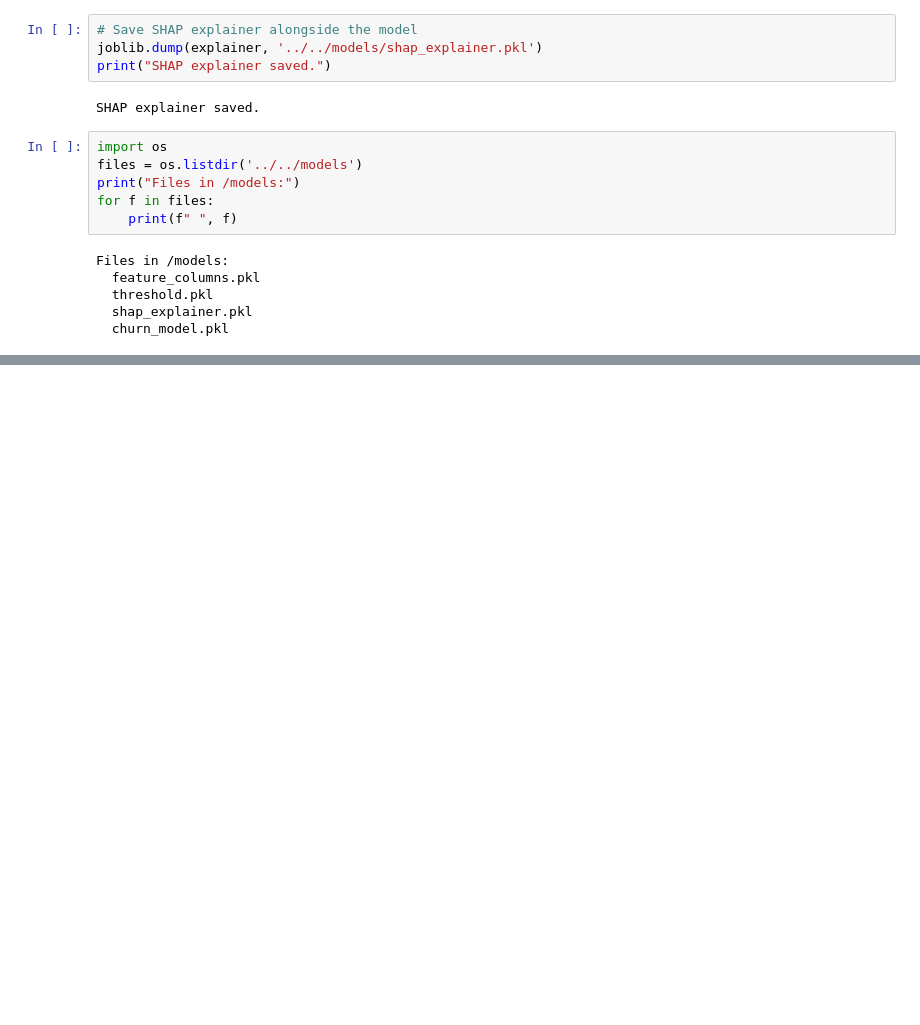
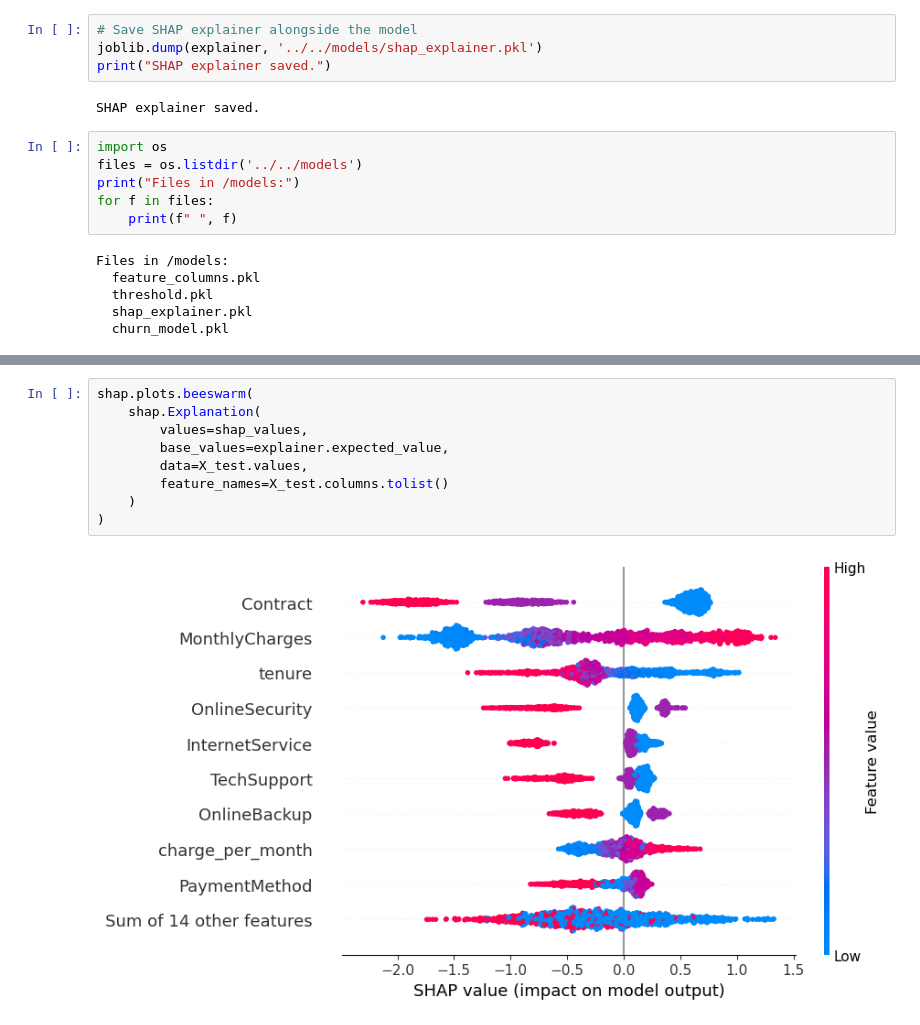
Before and after one commit to shaheerr1/churn-radar, a Jupyter notebook: backend/notebooks/exploration.ipynb, the cells around one changed output, grey strips where cells are left out. Drawn from its saved outputs; the diff is of its cells as text; blank space fills up the shorter version.

```diff
--- a/backend/notebooks/exploration.ipynb
+++ b/backend/notebooks/exploration.ipynb
@@ -436,0 +461,11 @@ Files in /models:
+# %%
+shap.plots.beeswarm(
+    shap.Explanation(
+        values=shap_values,
+        base_values=explainer.expected_value,
+        data=X_test.values,
+        feature_names=X_test.columns.tolist()
+    )
+)
+# %% [output]
+[figure, added]
```
Also changed, not shown: parts of 5 cells of this notebook.
